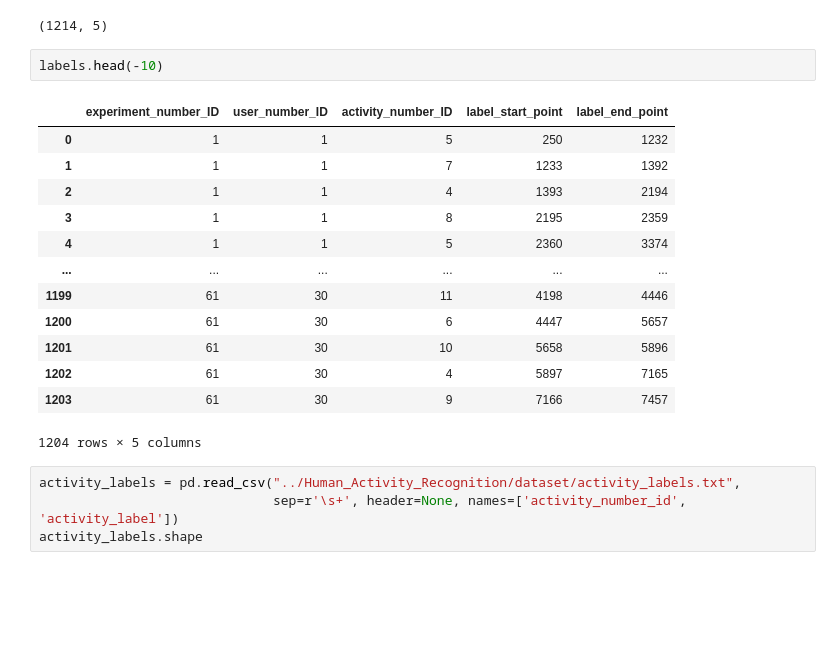
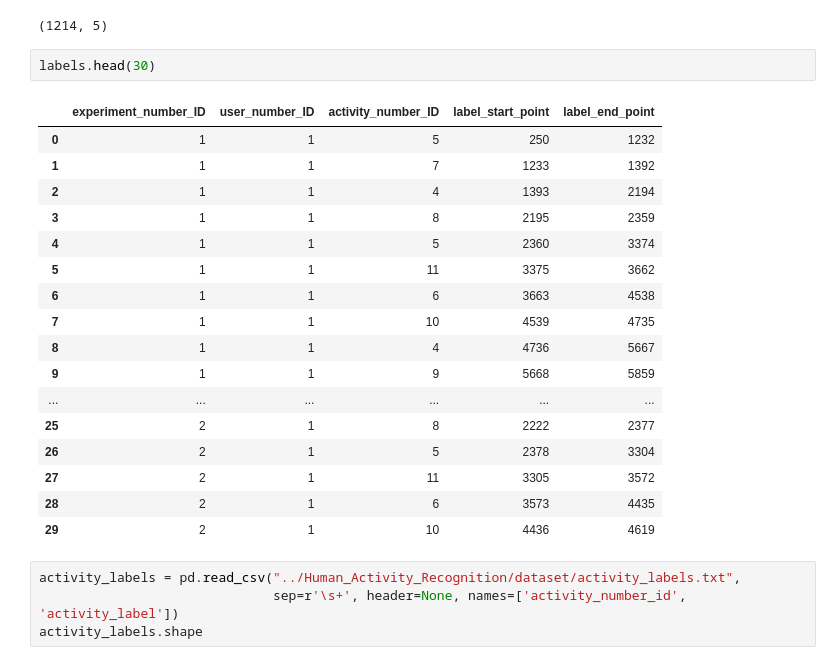
Before and after one commit to BrnDnzDzgn/Human_Activity_Recognition, a Jupyter notebook: exploration.ipynb, the cells around one changed output. Drawn from its saved outputs; the diff is of its cells as text; blank space fills up the shorter version.

```diff
--- a/exploration.ipynb
+++ b/exploration.ipynb
@@ -62,21 +74,25 @@ labels.shape
 # %% [output]
 (1214, 5)
 # %%
-labels.head(-10)
+labels.head(30)
 # %% [output]
 |  | experiment_number_ID | user_number_ID | activity_number_ID | label_start_point | label_end_point |
 | 0 | 1 | 1 | 5 | 250 | 1232 |
 | 1 | 1 | 1 | 7 | 1233 | 1392 |
 | 2 | 1 | 1 | 4 | 1393 | 2194 |
 | 3 | 1 | 1 | 8 | 2195 | 2359 |
 | 4 | 1 | 1 | 5 | 2360 | 3374 |
+| 5 | 1 | 1 | 11 | 3375 | 3662 |
+| 6 | 1 | 1 | 6 | 3663 | 4538 |
+| 7 | 1 | 1 | 10 | 4539 | 4735 |
+| 8 | 1 | 1 | 4 | 4736 | 5667 |
+| 9 | 1 | 1 | 9 | 5668 | 5859 |
 | ... | ... | ... | ... | ... | ... |
-| 1199 | 61 | 30 | 11 | 4198 | 4446 |
-| 1200 | 61 | 30 | 6 | 4447 | 5657 |
-| 1201 | 61 | 30 | 10 | 5658 | 5896 |
-| 1202 | 61 | 30 | 4 | 5897 | 7165 |
-| 1203 | 61 | 30 | 9 | 7166 | 7457 |
+| 25 | 2 | 1 | 8 | 2222 | 2377 |
+| 26 | 2 | 1 | 5 | 2378 | 3304 |
+| 27 | 2 | 1 | 11 | 3305 | 3572 |
+| 28 | 2 | 1 | 6 | 3573 | 4435 |
+| 29 | 2 | 1 | 10 | 4436 | 4619 |
-1204 rows × 5 columns
 # %%
 activity_labels = pd.read_csv("../Human_Activity_Recognition/dataset/activity_labels.txt",
                               sep=r'\s+', header=None, names=['activity_number_id', 'activity_label'])
```
Also changed, not shown: parts of 23 cells of this notebook.
